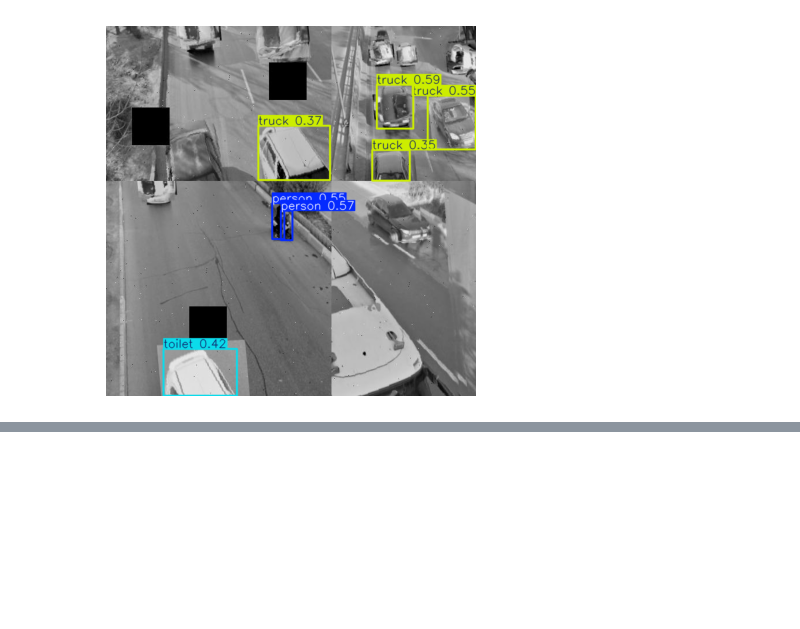
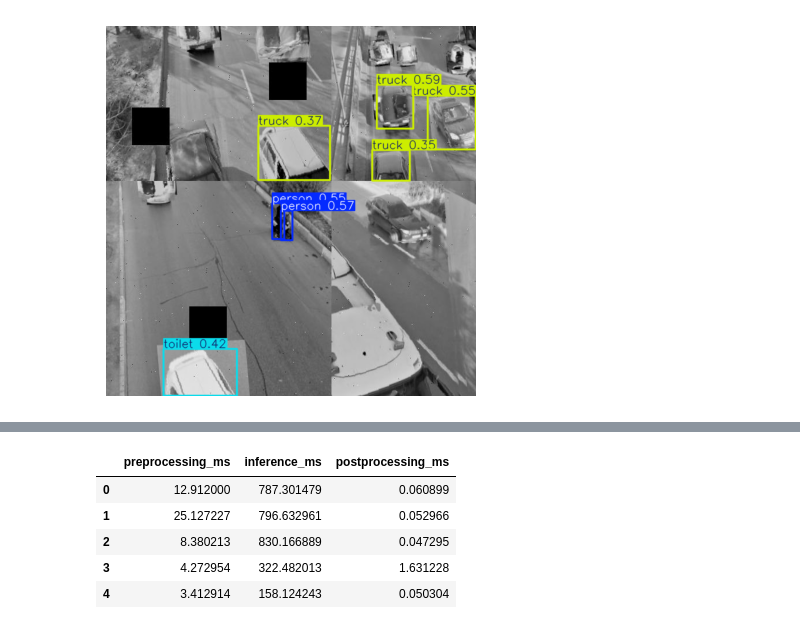
Before and after one commit to sunekaae/orebro-hpc-and-cv, a Jupyter notebook: jupyter/orebro_hpc_sune_v1.ipynb, the cells around one changed output, grey strips where cells are left out. Saved outputs shown, nothing was run; the diff lists cells and outputs as text; code cells hidden in the pictures; blank space fills up the shorter version.

```diff
--- a/jupyter/orebro_hpc_sune_v1.ipynb
+++ b/jupyter/orebro_hpc_sune_v1.ipynb
@@ -164,3 +164,84 @@ plt.axis("off")
 # %% [output]
 (np.float64(-0.5), np.float64(639.5), np.float64(639.5), np.float64(-0.5))
 [figure]
+# %%
+import time
+import cv2
+import numpy as np
+import pandas as pd
+
+def benchmark_breakdown(model, image_paths, conf=0.25, num_images=50):
+    """
+    Measures time spent in:
+      - preprocessing
+      - inference
+      - postprocessing
+    """
+
+    results = []
+
+    # limit number of images (optional, keeps runtime reasonable)
+    image_subset = image_paths[:num_images]
+
+    for img_path in image_subset:
+        # --- Preprocessing ---
+        t0 = time.perf_counter()
+
+        img = cv2.imread(img_path)
+        img_resized = cv2.resize(img, (640, 640))  # typical YOLO input size
+        img_rgb = cv2.cvtColor(img_resized, cv2.COLOR_BGR2RGB)
+
+        t1 = time.perf_counter()
+
+        # --- Inference ---
+        results_model = model.predict(
+            source=img_rgb,
+            device="cpu",   # change to "cuda" if you want GPU breakdown
+            conf=conf,
+            verbose=False
+        )
+
+        t2 = time.perf_counter()
+
+        # --- Postprocessing ---
+        result = results_model[0]
+
+        car_count = 0
+        pedestrian_count = 0
+
+        if result.boxes is not None and result.boxes.cls is not None:
+            for cls_id in result.boxes.cls.tolist():
+                cls_id = int(cls_id)
+                if cls_id == 0:
+                    pedestrian_count += 1
+                elif cls_id == 2:
+                    car_count += 1
+
+        t3 = time.perf_counter()
+
+        results.append({
+            "preprocessing_ms": (t1 - t0) * 1000,
+            "inference_ms": (t2 - t1) * 1000,
+            "postprocessing_ms": (t3 - t2) * 1000
+        })
+
+    df = pd.DataFrame(results)
+
+    print("=== Breakdown (average per image) ===")
+    print(f"Preprocessing:  {df['preprocessing_ms'].mean():.2f} ms")
+    print(f"Inference:      {df['inference_ms'].mean():.2f} ms")
+    print(f"Postprocessing: {df['postprocessing_ms'].mean():.2f} ms")
+
+    return df
+
+
+# Run it
+breakdown_df = benchmark_breakdown(
+    model=model,
+    image_paths=image_paths,
+    conf=0.25,
+    num_images=50
+)
+
+breakdown_df.head()
+# %% [output]
@@ -166,0 +252,6 @@ plt.axis("off")
+|  | preprocessing_ms | inference_ms | postprocessing_ms |
+| 0 | 12.912000 | 787.301479 | 0.060899 |
+| 1 | 25.127227 | 796.632961 | 0.052966 |
+| 2 | 8.380213 | 830.166889 | 0.047295 |
+| 3 | 4.272954 | 322.482013 | 1.631228 |
+| 4 | 3.412914 | 158.124243 | 0.050304 |
```
Also changed, not shown: parts of 5 cells of this notebook.
